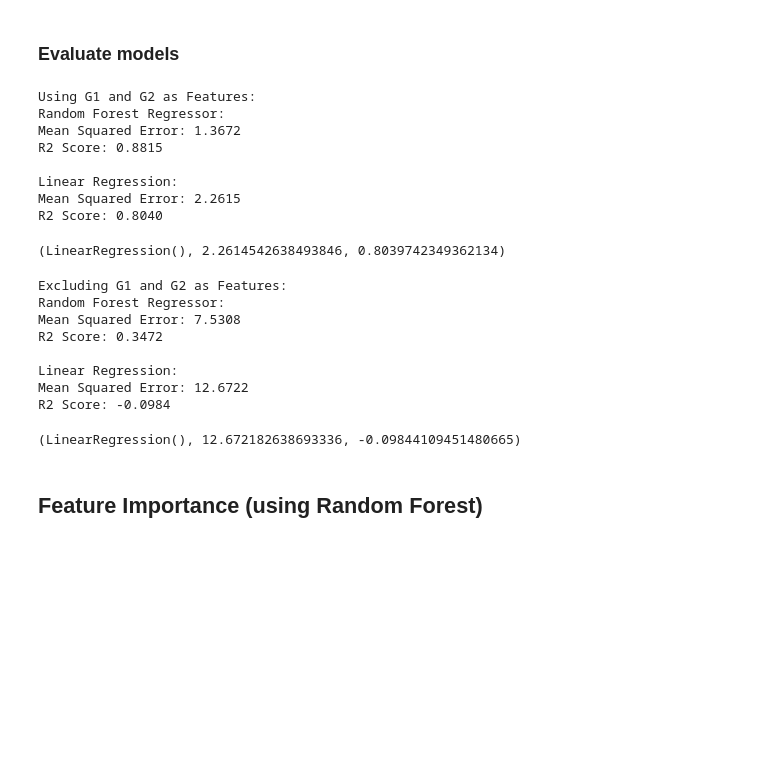
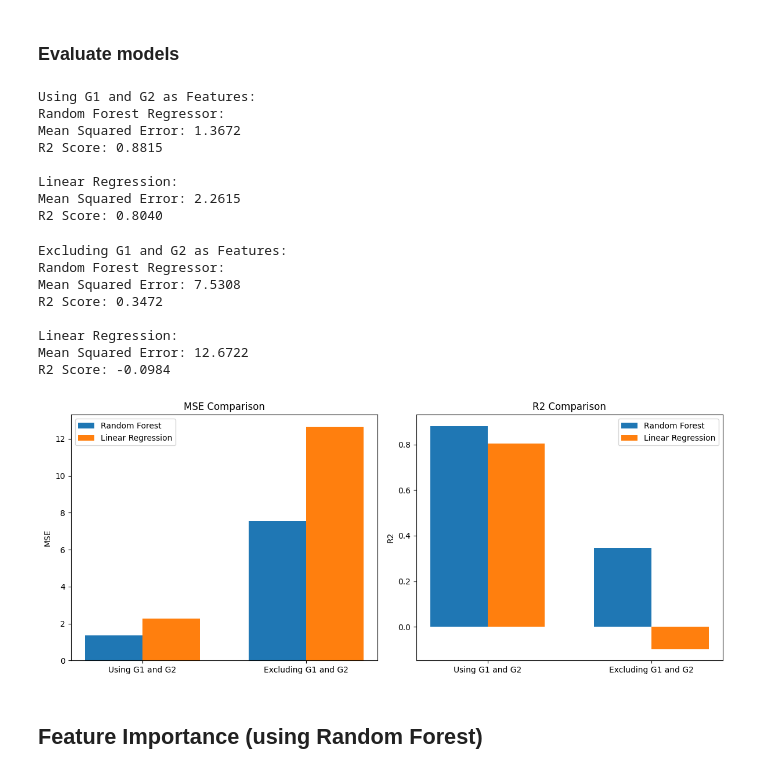
Before and after one commit to karolina-kom/case-study-ml-consulting, a Jupyter notebook: notebooks/student_performance_ml.ipynb, the cells around one changed output. Cells and saved outputs as stored; diff of their text form; code cells hidden in the pictures; blank space fills up the shorter version.

Commit message:
Updated notebook visualisations

```diff
--- a/notebooks/student_performance_ml.ipynb
+++ b/notebooks/student_performance_ml.ipynb
@@ -351,8 +344,17 @@ def evaluate_model(model, X_train, X_test, y_train, y_test, model_name):
 # %%
+# Store results for plotting
+results = {
+    "Using G1 and G2": {"Random Forest": {}, "Linear Regression": {}},
+    "Excluding G1 and G2": {"Random Forest": {}, "Linear Regression": {}},
+}
+
 # Evaluate models on both datasets
 print("Using G1 and G2 as Features:")
-evaluate_model(forest_reg, X_train_g1_g2, X_test_g1_g2, y_train, y_test, "Random Forest Regressor")
-evaluate_model(linear_reg, X_train_g1_g2, X_test_g1_g2, y_train, y_test, "Linear Regression")
+rf_mse_g1_g2, rf_r2_g1_g2 = evaluate_model(forest_reg, X_train_g1_g2, X_test_g1_g2, y_train, y_test, "Random Forest Regressor")
+lr_mse_g1_g2, lr_r2_g1_g2 = evaluate_model(linear_reg, X_train_g1_g2, X_test_g1_g2, y_train, y_test, "Linear Regression")
+
+results["Using G1 and G2"]["Random Forest"] = {"MSE": rf_mse_g1_g2, "R2": rf_r2_g1_g2}
+results["Using G1 and G2"]["Linear Regression"] = {"MSE": lr_mse_g1_g2, "R2": lr_r2_g1_g2}
 # %% [output]
 Using G1 and G2 as Features:
 Random Forest Regressor:
@@ -362,11 +364,13 @@ R2 Score: 0.8815
 Linear Regression:
 Mean Squared Error: 2.2615
 R2 Score: 0.8040
-(LinearRegression(), 2.2614542638493846, 0.8039742349362134)
 # %%
 print("Excluding G1 and G2 as Features:")
-evaluate_model(forest_reg, X_train_no_g1_g2, X_test_no_g1_g2, y_train, y_test, "Random Forest Regressor")
-evaluate_model(linear_reg, X_train_no_g1_g2, X_test_no_g1_g2, y_train, y_test, "Linear Regression")
+rf_mse_no_g1_g2, rf_r2_no_g1_g2 = evaluate_model(forest_reg, X_train_no_g1_g2, X_test_no_g1_g2, y_train, y_test, "Random Forest Regressor")
+lr_mse_no_g1_g2, lr_r2_no_g1_g2 = evaluate_model(linear_reg, X_train_no_g1_g2, X_test_no_g1_g2, y_train, y_test, "Linear Regression")
+
+results["Excluding G1 and G2"]["Random Forest"] = {"MSE": rf_mse_no_g1_g2, "R2": rf_r2_no_g1_g2}
+results["Excluding G1 and G2"]["Linear Regression"] = {"MSE": lr_mse_no_g1_g2, "R2": lr_r2_no_g1_g2}
 # %% [output]
 Excluding G1 and G2 as Features:
 Random Forest Regressor:
@@ -376,7 +380,40 @@ R2 Score: 0.3472
 Linear Regression:
 Mean Squared Error: 12.6722
 R2 Score: -0.0984
-(LinearRegression(), 12.672182638693336, -0.09844109451480665)
+# %%
+# Plot results
+metrics = ["MSE", "R2"]
+fig, axes = plt.subplots(1, 2, figsize=(12, 5))
+
+for i, metric in enumerate(metrics):
+    ax = axes[i]
+    labels = ["Using G1 and G2", "Excluding G1 and G2"]
+    rf_values = [
+        results["Using G1 and G2"]["Random Forest"][metric],
+        results["Excluding G1 and G2"]["Random Forest"][metric],
+    ]
+    lr_values = [
+        results["Using G1 and G2"]["Linear Regression"][metric],
+        results["Excluding G1 and G2"]["Linear Regression"][metric],
+    ]
+
+    x = np.arange(len(labels))
+    width = 0.35
+
+    ax.bar(x - width / 2, rf_values, width, label="Random Forest")
+    ax.bar(x + width / 2, lr_values, width, label="Linear Regression")
+
+    ax.set_title(f"{metric} Comparison")
+    ax.set_xticks(x)
+    ax.set_xticklabels(labels)
+    ax.set_ylabel(metric)
+    ax.legend()
+
+plt.tight_layout()
+plt.savefig('../visualisations/final_results.png', format='png')
+plt.show()
+# %% [output]
+[figure, added]
 # %% [markdown]
 ## Feature Importance (using Random Forest)
 # %%
```
Also changed, not shown: parts of 6 cells of this notebook, 8 other files.
